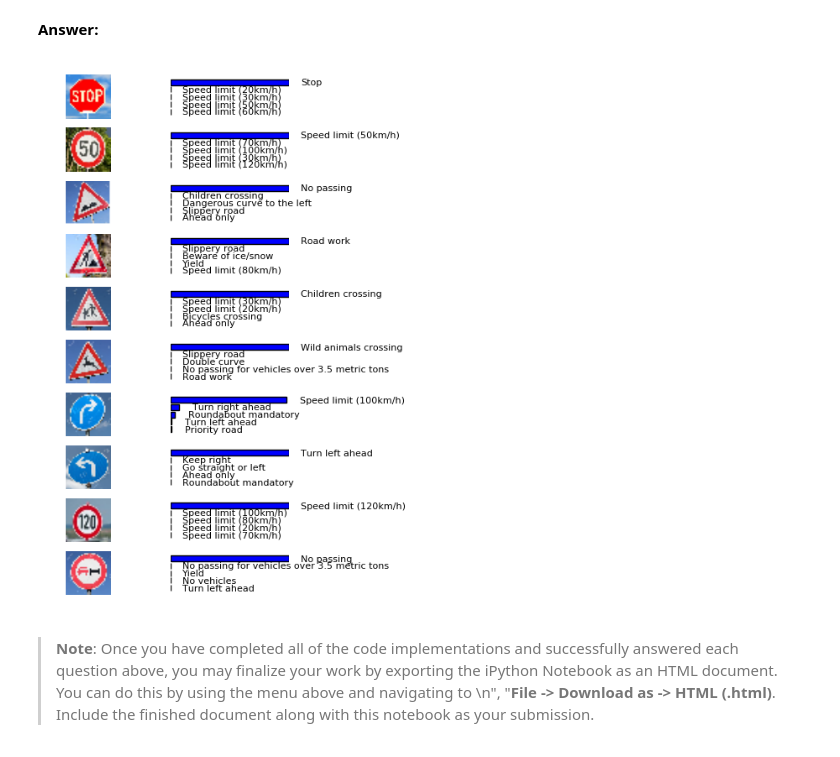
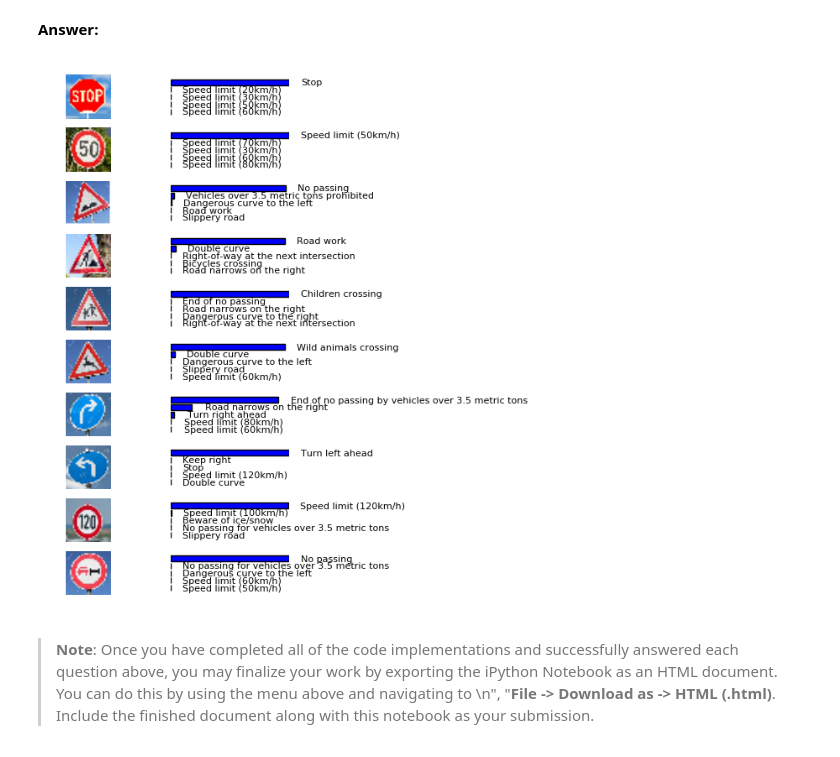
Before and after one commit to calicratis19/SDC, a Jupyter notebook: CarND-Traffic-Sign-Classifier-Project/Traffic_Sign_Classifier.ipynb, the cells around one changed output. Saved outputs shown, nothing was run; the diff lists cells and outputs as text; code cells hidden in the pictures.

```diff
--- a/CarND-Traffic-Sign-Classifier-Project/Traffic_Sign_Classifier.ipynb
+++ b/CarND-Traffic-Sign-Classifier-Project/Traffic_Sign_Classifier.ipynb
@@ -177,8 +176,6 @@ def grayscale(img):
 training_file = 'train.p'
 testing_file = 'test.p'
 
-(X_train, y_train), (X_test, y_test) = cifar10.load_data()
-'''
 with open(training_file, mode='rb') as f:
     train = pickle.load(f)
 with open(testing_file, mode='rb') as f:
@@ -186,11 +183,8 @@ with open(testing_file, mode='rb') as f:
 
 X_train, y_train = train['features'], train['labels']
 X_test, y_test = test['features'], test['labels']
-'''
 
 print('Before Augmentation')
-y_test = y_test.flatten()
-y_train = y_train.flatten()
 print('X_train: ',X_train.shape,' Y_train: ',y_train.shape, ' X_test: ',X_test.shape
       ,' Y_test: ',y_test.shape)
 # %% [output]
@@ -228,7 +222,7 @@ with open( 'signnames.csv', 'r' ) as sign_name:
     sign_names = list(reader)
 
 sign_names = sign_names[1::] #Remove csv header
-n_classes = 10#len(sign_names)
+n_classes = len(sign_names)
 
 print('Total number of classes: {}'.format(n_classes) )
 print("Number of training examples =", n_train)
@@ -281,10 +276,10 @@ Use the code cell (or multiple code cells, if necessary) to implement the first
 ### Preprocess the data here.
 ### Feel free to use as many code cells as needed.
 
-#X_train_extra, y_train_extra =  data_augmentation(X_train, y_train, augm_nbr=4000, keep_dist = False)
+X_train_extra, y_train_extra =  data_augmentation(X_train, y_train, augm_nbr=4000, keep_dist = False)
 
-#X_train = np.concatenate( ( X_train, X_train_extra.astype('uint8') ), axis=0)
-#y_train = np.concatenate( (y_train, y_train_extra), axis=0 )
+X_train = np.concatenate( ( X_train, X_train_extra.astype('uint8') ), axis=0)
+y_train = np.concatenate( (y_train, y_train_extra), axis=0 )
 
 print('After Augmentation')
 print('X_train: ',X_train.shape,'\nY_train: ',y_train.shape, '\nX_test: ',X_test.shape
@@ -311,10 +306,7 @@ image_shape = X_train_gray[0].shape
 
 #Mean subtraction preprocessing.
 mean = np.mean(X_train_gray)
-print(mean)
 X_train_gray -= mean
 X_test_gray -= mean
 X_validation_gray -= mean
-
-print(X_train_gray[0])
 # %% [output]
@@ -529,7 +520,7 @@ def evaluate(X_data, y_data, dropout_prob):
     return total_accuracy / num_examples
 # %%
 #Training
-EPOCHS = 40
+EPOCHS = 10
 with tf.Session() as sess:
     sess.run(tf.global_variables_initializer())
     saver.restore(sess, tf.train.latest_checkpoint('.'))
@@ -544,19 +535,18 @@ with tf.Session() as sess:
         for offset in range(0, num_examples, BATCH_SIZE):
             end = offset + BATCH_SIZE
             batch_x, batch_y = X_train_gray[offset:end], y_train[offset:end]
+            #print('length: ',batch_x.shape,' ylen: ', batch_y.shape)
             _, loss_val  = sess.run([training_operation, cross_entropy], feed_dict={x: batch_x, y: batch_y,keep_prob: 0.5})
             crossEntropy += sum(loss_val);
-        print('Evaluating train')
+
         train_accuracy = evaluate(X_train_gray, y_train,1.0)
-        print('Evaluating test')
         test_accuracy = evaluate(X_test_gray, y_test,1.0)
-        print('Evaluating validation')
         validation_accuracy = evaluate(X_validation_gray,y_validation,1.0)
         print("EPOCH {} ...".format(i+1))
         print("train Accuracy = {:.3f}".format(train_accuracy),"test Accuracy = {:.3f}".format(test_accuracy))
         print("validation Accuracy = {:.3f}".format(validation_accuracy))
         print("Cross_entropy = {:.3f}".format(crossEntropy))
-        if crossEntropy < 900 :
+        if crossEntropy < 800 :
             print('Max Accuracy reached')
             break
 
@@ -766,35 +754,35 @@ Looking just at the first row we get `[ 0.34763842,  0.24879643,  0.12789202]`,
 
 feed_dict = {x: image_list, keep_prob: 1}
 k_top = 5
 
 with tf.Session() as sess:
     saver.restore(sess, tf.train.latest_checkpoint('.'))
     softmax_operation = tf.nn.softmax(logits)
     pred_proba = sess.run(softmax_operation, feed_dict=feed_dict)
     prediction = np.argmax(pred_proba, 1)
     top_k_values = tf.nn.top_k(softmax_operation, k_top)
     top_k_proba = sess.run([ softmax_operation, top_k_values], feed_dict=feed_dict)
 
 #initialize subplots
 _, ax = plt.subplots( len(image_visual), 2, figsize=(4,8))
 col_plot = 0
 
 for i in range(len(image_visual)):
-    img = image_visual[i]
+    img = X_extra[i]
     ax[i, col_plot].imshow(img)
     ax[i,col_plot].axis('off')
     col_plot += 1
     ax[i, col_plot].barh(-np.arange(k_top),top_k_proba[1][0][i], align='center')
 
     #annotations
     for k in range(k_top):
         text_pos = [top_k_proba[1][0][i][k]+.1, -(k+0.4) ]
         ax[i, col_plot].text( text_pos[0], text_pos[1], sign_names[top_k_proba[1][1][i][k]][1], fontsize=8)
     ax[i,col_plot].axis('off')
     col_plot = 0
 plt.show()
 # %% [output]
-[figure, old version]
+[figure, new version]
 # %% [markdown]
 > **Note**: Once you have completed all of the code implementations and successfully answered each question above, you may finalize your work by exporting the iPython Notebook as an HTML document. You can do this by using the menu above and navigating to  \n",
     "**File -> Download as -> HTML (.html)**. Include the finished document along with this notebook as your submission.
```
Also changed, not shown: parts of 12 cells of this notebook.
